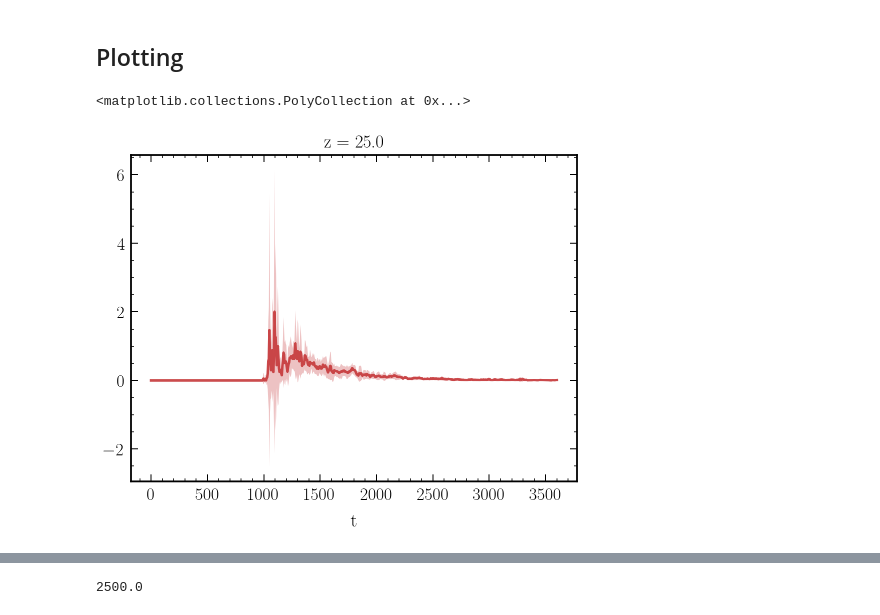
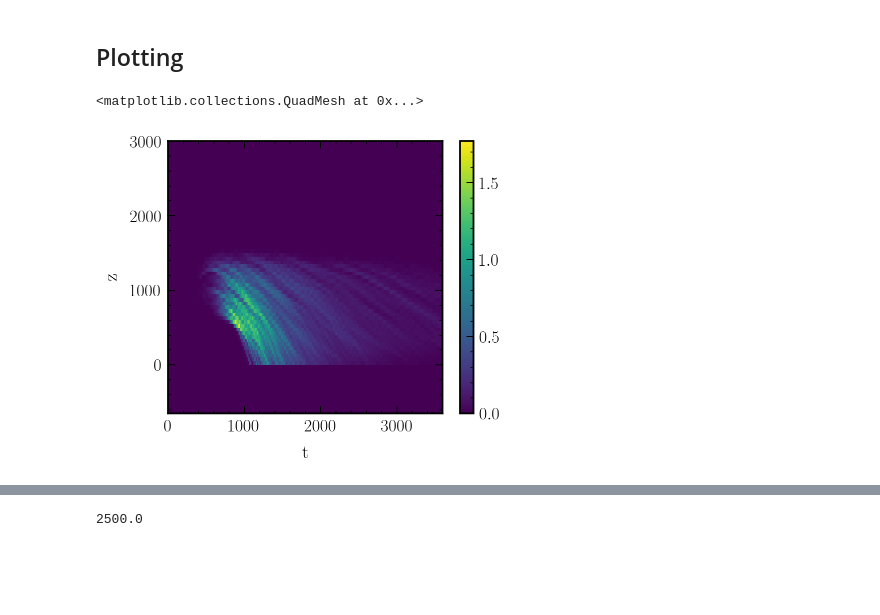
Before and after one commit to jtbuch/PySDM, a Jupyter notebook: examples/PySDM_examples/Buch_et_al_2024/plot_script_sd_update.ipynb, the cells around one changed output, grey strips where cells are left out. Saved outputs shown, nothing was run; the diff lists cells and outputs as text; code cells hidden in the pictures; blank space fills up the shorter version.

```diff
--- a/examples/PySDM_examples/Buch_et_al_2024/plot_script_sd_update.ipynb
+++ b/examples/PySDM_examples/Buch_et_al_2024/plot_script_sd_update.ipynb
@@ -170,12 +321,4 @@ if sav_flag:
 # %% [markdown]
 ## Plotting
-# %%
-fig, ax= plt.subplots(1, 1, figsize=(8, 6))
-surface_rain[key].sel(z= 25).mean(dim= "run").plot(ax= ax)
-ax.fill_between(surface_rain[key].t, surface_rain[key].sel(z= 25).mean(dim= "run") + surface_rain[key].sel(z= 25).std(dim= "run"), \
-                                        surface_rain[key].sel(z= 25).mean(dim= "run") - surface_rain[key].sel(z= 25).std(dim= "run"), alpha= 0.3)
-# %% [output]
-<matplotlib.collections.PolyCollection at 0x...>
-[figure, removed]
 # %%
 surface_rain_alt= xarray.open_dataarray("~/Desktop/cloud_seeding/sav_files/surface_rain_rhow=2.0_n1_10_r1_0.1_nsd_32.nc")
@@ -183 +326,6 @@ surface_rain_nsd_2040= xarray.open_dataarray("~/Desktop/cloud_seeding/sav_files/
 #surface_rain_nsd_4050= xarray.open_dataarray("../../sav_files/surface_rain_rhow=2.0_n1_50_r1_0.1_n2_10_r2_1_nsdbkg_32_m9_nsd_32_zseed_0.25_tseed_40_50.nc")
+# %%
+surface_rain_alt.mean(dim= "run").plot()
+# %% [output]
+<matplotlib.collections.QuadMesh at 0x...>
+[figure, added]
```
Also changed, not shown: parts of 26 cells of this notebook, 2 other files.
